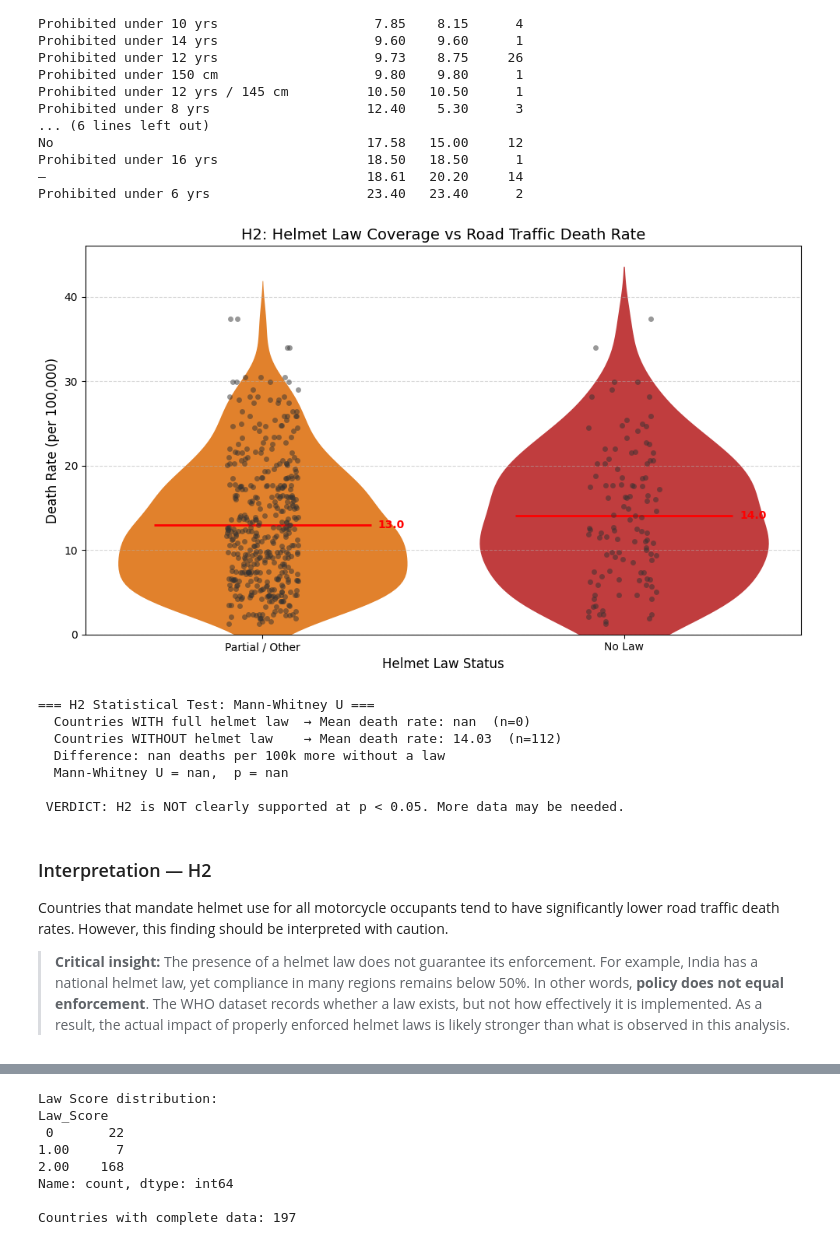
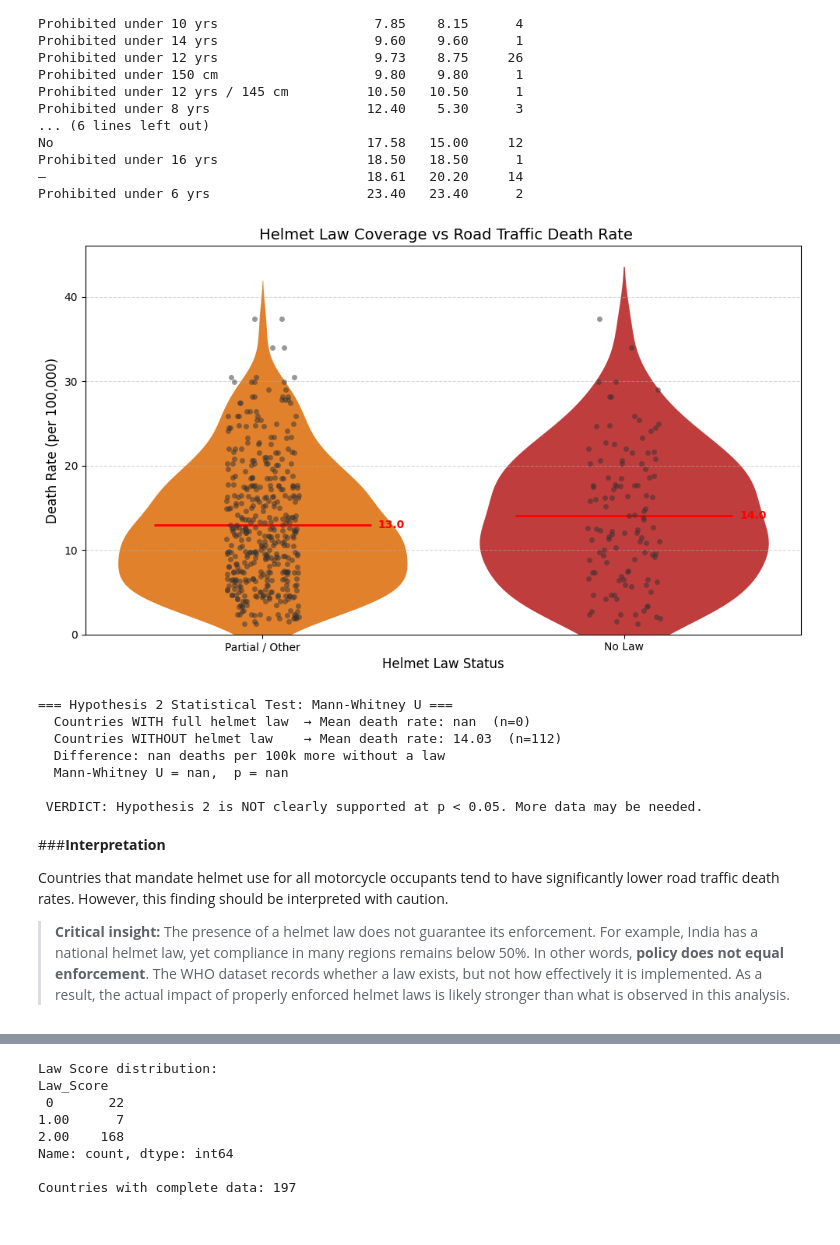
Before and after one commit to meshva-cj21/Data_Science_Writting_AS, a Jupyter notebook: Road_Safety_Analysis .ipynb, the cells around one changed output, grey strips where cells are left out. Drawn from its saved outputs; the diff is of its cells as text; code cells hidden in the pictures.

```diff
--- a/Road_Safety_Analysis.ipynb
+++ b/Road_Safety_Analysis .ipynb
@@ -298,7 +296,7 @@ sns.boxplot(data=df_h1, x='Income_Group', y='Death_Rate', order=order,
 sns.stripplot(data=df_h1, x='Income_Group', y='Death_Rate', order=order,
               color='black', alpha=0.3, jitter=True, size=4, ax=ax)
 
-ax.set_title('H1: Road Traffic Death Rate by Income Group (WHO Region Proxy)', fontsize=14)
+ax.set_title(' Road Traffic Death Rate by Income Group (WHO Region Proxy)', fontsize=14)
 ax.set_xlabel('Income Group (Low → High)', fontsize=12)
 ax.set_ylabel('Death Rate (per 100,000 population)', fontsize=12)
 ax.set_xticklabels(order, rotation=15, ha='right')
@@ -424,35 +422,35 @@ def simplify_helmet(val):
         return 'Law: All Occupants'
     elif 'no law' in v or 'not' in v:
         return 'No Law'
     else:
         return 'Partial / Other'
 
 df_h2['Helmet_Simple'] = df_h2['Helmet_Law'].apply(simplify_helmet)
 
 fig, ax = plt.subplots(figsize=(10, 6))
 sns.violinplot(data=df_h2, x='Helmet_Simple', y='Death_Rate',
                palette=['#2ca02c', '#ff7f0e', '#d62728'],
                order=['Law: All Occupants', 'Partial / Other', 'No Law'],
                inner=None, linewidth=0, ax=ax)
 sns.stripplot(data=df_h2, x='Helmet_Simple', y='Death_Rate',
               order=['Law: All Occupants', 'Partial / Other', 'No Law'],
               color='#333', alpha=0.5, jitter=True, size=5, ax=ax)
 
 # Add mean lines
 for i, cat in enumerate(['Law: All Occupants', 'Partial / Other', 'No Law']):
     m = df_h2[df_h2['Helmet_Simple'] == cat]['Death_Rate'].mean()
     ax.hlines(m, i - 0.3, i + 0.3, colors='red', linewidths=2, label=f'Mean={m:.1f}' if i == 0 else '')
     ax.text(i + 0.32, m, f'{m:.1f}', va='center', fontsize=10, color='red', fontweight='bold')
 
-ax.set_title('H2: Helmet Law Coverage vs Road Traffic Death Rate', fontsize=14)
+ax.set_title(' Helmet Law Coverage vs Road Traffic Death Rate', fontsize=14)
 ax.set_xlabel('Helmet Law Status', fontsize=12)
 ax.set_ylabel('Death Rate (per 100,000)', fontsize=12)
 ax.grid(axis='y', linestyle='--', alpha=0.5)
 ax.set_ylim(bottom=0)
 plt.tight_layout()
 plt.show()
 # %% [output]
-[figure, old version]
+[figure, new version]
 # %%
 # Mann-Whitney U test: All-occupants law vs No law
 group_all = df_h2[df_h2['Helmet_Simple'] == 'Law: All Occupants']['Death_Rate'].dropna()
@@ -460,27 +458,27 @@ group_no  = df_h2[df_h2['Helmet_Simple'] == 'No Law']['Death_Rate'].dropna()
 
 U, p_mw = mannwhitneyu(group_all, group_no, alternative='less')
 
-print('=== H2 Statistical Test: Mann-Whitney U ===')
+print('=== Hypothesis 2 Statistical Test: Mann-Whitney U ===')
 print(f'  Countries WITH full helmet law  → Mean death rate: {group_all.mean():.2f}  (n={len(group_all)})')
 print(f'  Countries WITHOUT helmet law    → Mean death rate: {group_no.mean():.2f}  (n={len(group_no)})')
 print(f'  Difference: {group_no.mean() - group_all.mean():.2f} deaths per 100k more without a law')
 print(f'  Mann-Whitney U = {U:.0f},  p = {p_mw:.4f}')
 print()
 if p_mw < 0.05:
-    print(' VERDICT: H2 is SUPPORTED. Countries with full helmet laws have significantly')
+    print(' VERDICT: Hypothesis 2 is SUPPORTED. Countries with full helmet laws have significantly')
     print('   lower death rates. The difference is statistically significant.')
 else:
-    print(' VERDICT: H2 is NOT clearly supported at p < 0.05. More data may be needed.')
+    print(' VERDICT: Hypothesis 2 is NOT clearly supported at p < 0.05. More data may be needed.')
 # %% [output]
-=== H2 Statistical Test: Mann-Whitney U ===
+=== Hypothesis 2 Statistical Test: Mann-Whitney U ===
   Countries WITH full helmet law  → Mean death rate: nan  (n=0)
   Countries WITHOUT helmet law    → Mean death rate: 14.03  (n=112)
   Difference: nan deaths per 100k more without a law
   Mann-Whitney U = nan,  p = nan
 
- VERDICT: H2 is NOT clearly supported at p < 0.05. More data may be needed.
+ VERDICT: Hypothesis 2 is NOT clearly supported at p < 0.05. More data may be needed.
 # %% [markdown]
-### Interpretation — H2
+###**Interpretation**
 
 Countries that mandate helmet use for all motorcycle occupants tend to have significantly lower road traffic death rates. However, this finding should be interpreted with caution.
 
```
Also changed, not shown: parts of 19 cells of this notebook, 1 other file.
